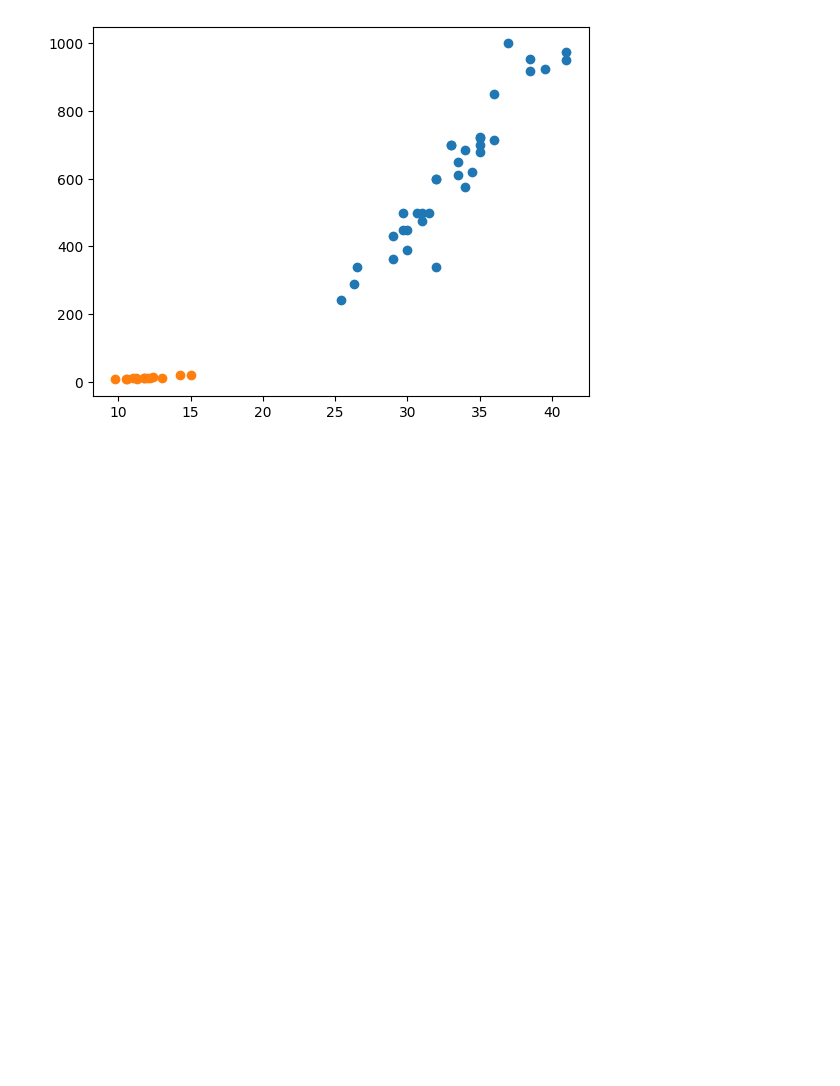
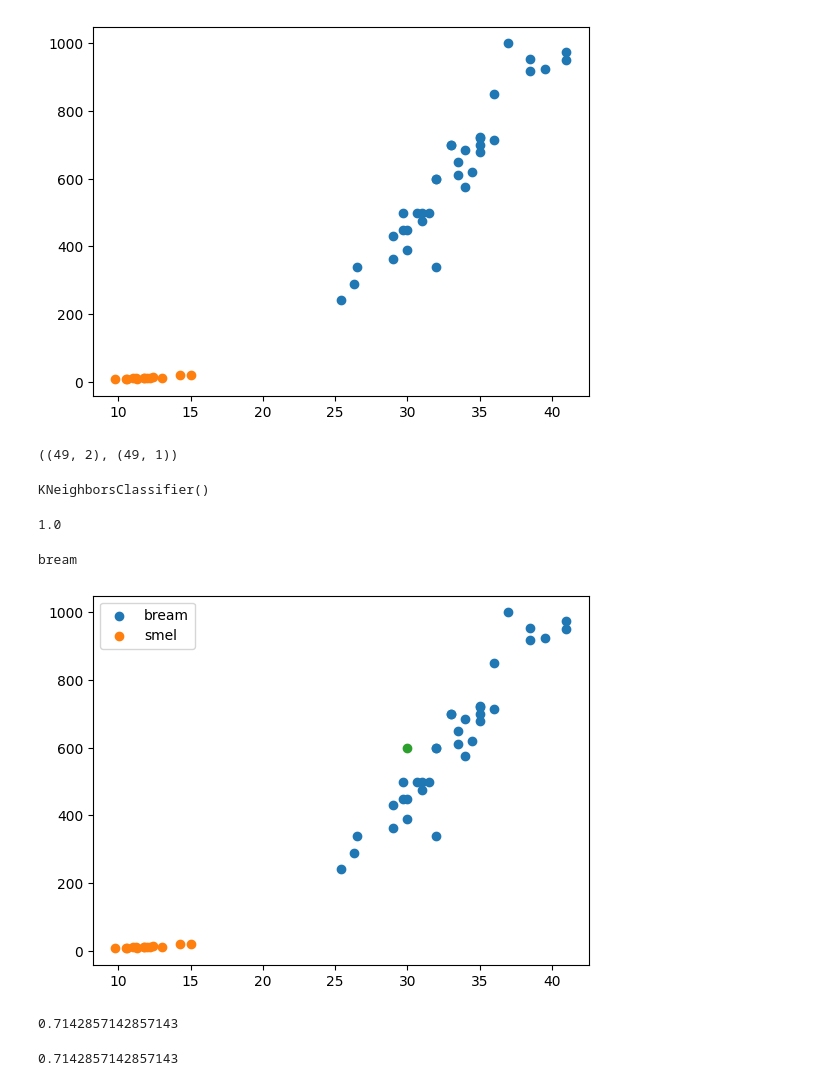
Before and after one commit to leekyuyoung20221226/python, a Jupyter notebook: 머신러닝2_12일차_시나리오1.ipynb, the cells around one changed output. Drawn from its saved outputs; the diff is of its cells as text; code cells hidden in the pictures; blank space fills up the shorter version.

```diff
--- a/머신러닝2_12일차_시나리오1.ipynb
+++ b/머신러닝2_12일차_시나리오1.ipynb
@@ -57,0 +68,41 @@ plt.show()
+# %%
+fish_data =  fish_df.drop(columns=['target'])
+fish_target = fish_df.drop(columns=['length','weight'])
+fish_data.shape, fish_target.shape
+# %% [output]
+((49, 2), (49, 1))
+# %%
+from sklearn.neighbors import KNeighborsClassifier
+kn =  KNeighborsClassifier()
+kn.fit(fish_data,fish_target)
+# %% [output]
+KNeighborsClassifier()
+# %%
+kn.score(fish_data,fish_target)
+# %% [output]
+1.0
+# %%
+if kn.predict([[30,600]])[0] == 1:
+    print("bream")
+else:
+    print("smel")
+# %% [output]
+bream
+# %%
+plt.scatter(bream_length,bream_weight,label = "bream")
+plt.scatter(smelt_length,smelt_weight,label = 'smel')
+plt.scatter(30,600)
+plt.legend()
+plt.show()
+# %% [output]
+[figure, added]
+# %%
+kn49 = KNeighborsClassifier(n_neighbors=49)
+kn49.fit(fish_data,fish_target)
+kn49.score(fish_data,fish_target)
+# %% [output]
+0.7142857142857143
+# %%
+35 /  49
+# %% [output]
+0.7142857142857143
```
Also changed, not shown: parts of 4 cells of this notebook.
